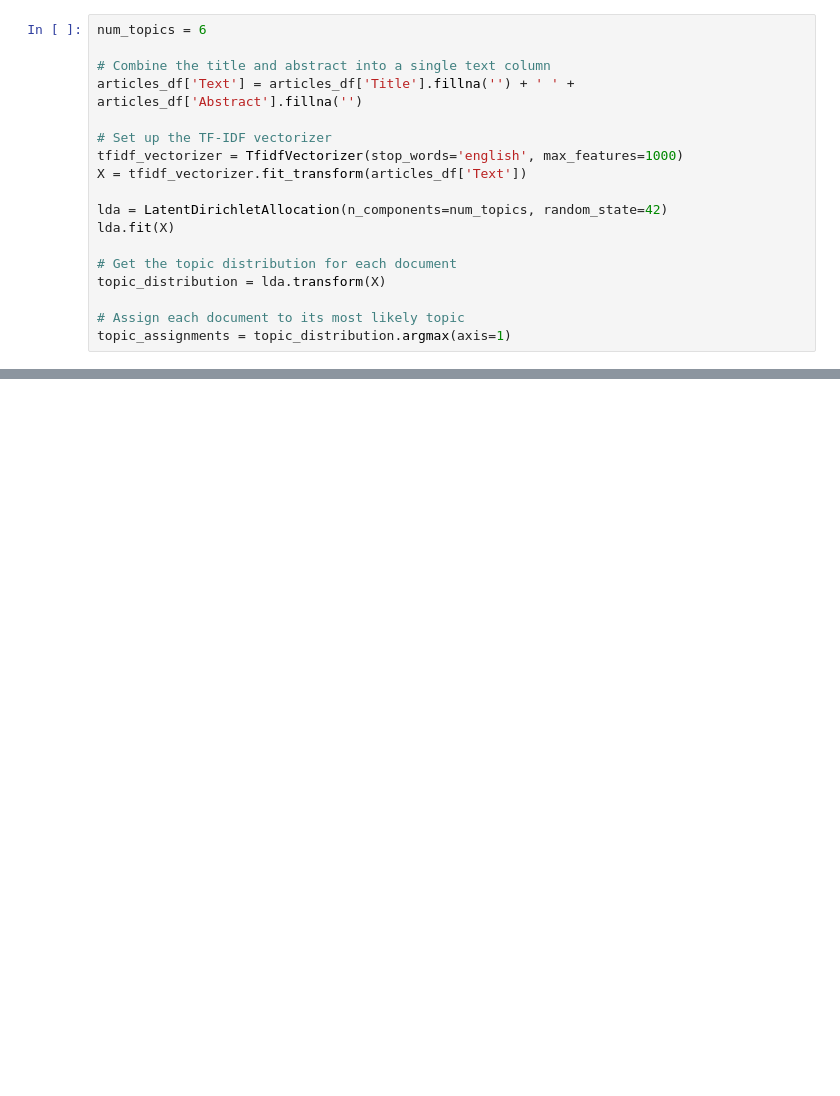
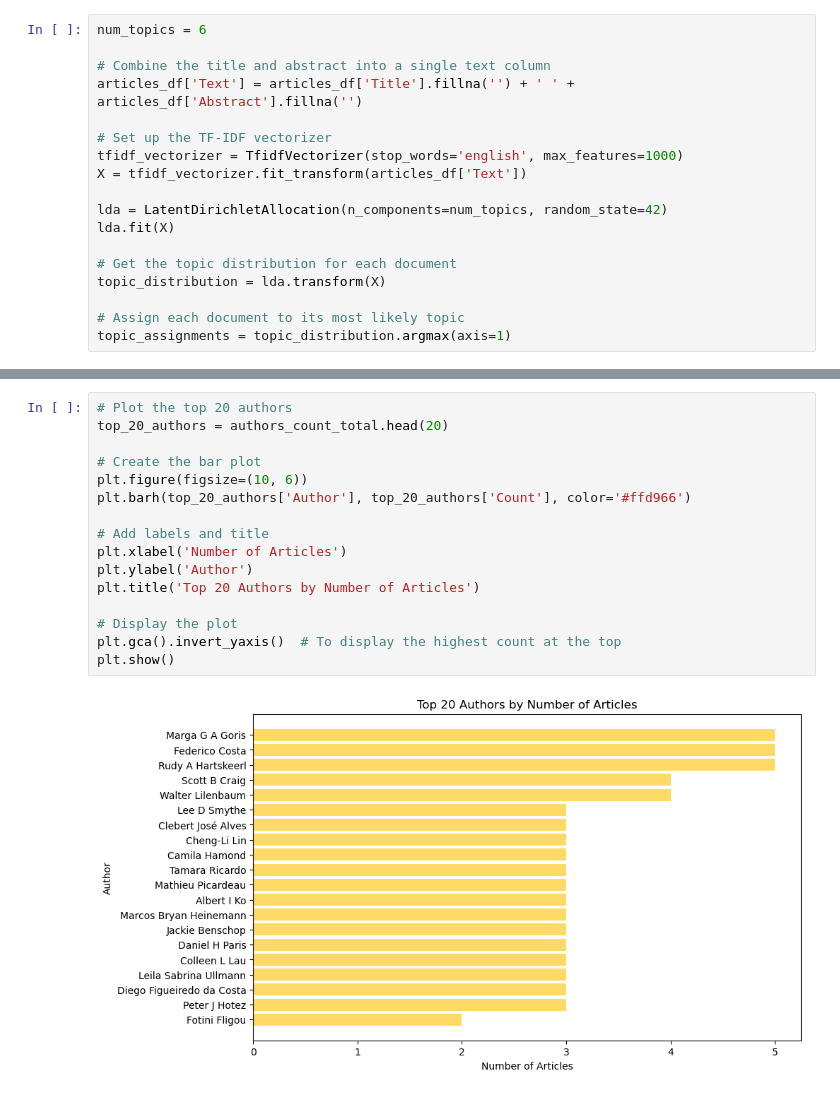
Before and after one commit to DataScienceGroup3/Group3_Leptospirosis, a Jupyter notebook: src/Topic_Destribution_Overtime.ipynb, the cells around one changed output, grey strips where cells are left out. Cells and saved outputs as stored; diff of their text form; blank space fills up the shorter version.

Commit message:
Modified plots

```diff
--- a/src/Topic_Destribution_Overtime.ipynb
+++ b/src/Topic_Destribution_Overtime.ipynb
@@ -331,0 +349,18 @@ Year
+# %%
+# Plot the top 20 authors
+top_20_authors = authors_count_total.head(20)
+
+# Create the bar plot
+plt.figure(figsize=(10, 6))
+plt.barh(top_20_authors['Author'], top_20_authors['Count'], color='#ffd966')
+
+# Add labels and title
+plt.xlabel('Number of Articles')
+plt.ylabel('Author')
+plt.title('Top 20 Authors by Number of Articles')
+
+# Display the plot
+plt.gca().invert_yaxis()  # To display the highest count at the top
+plt.show()
+# %% [output]
+[figure, added]
```
Also changed, not shown: parts of 9 cells of this notebook.
